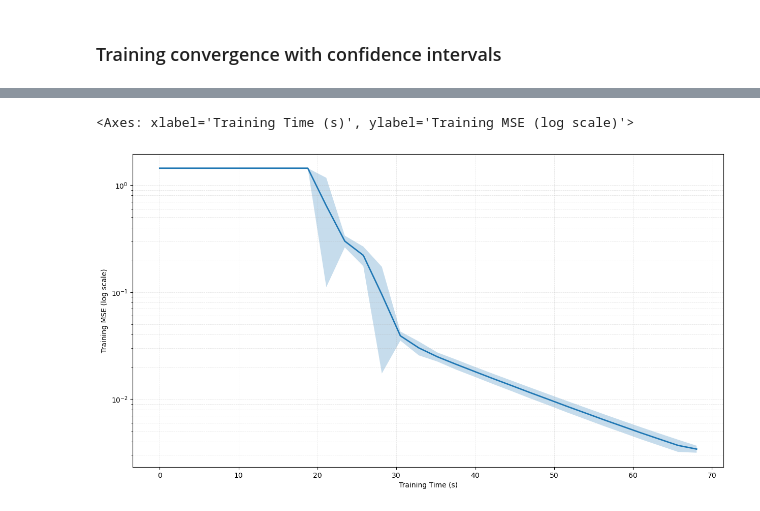
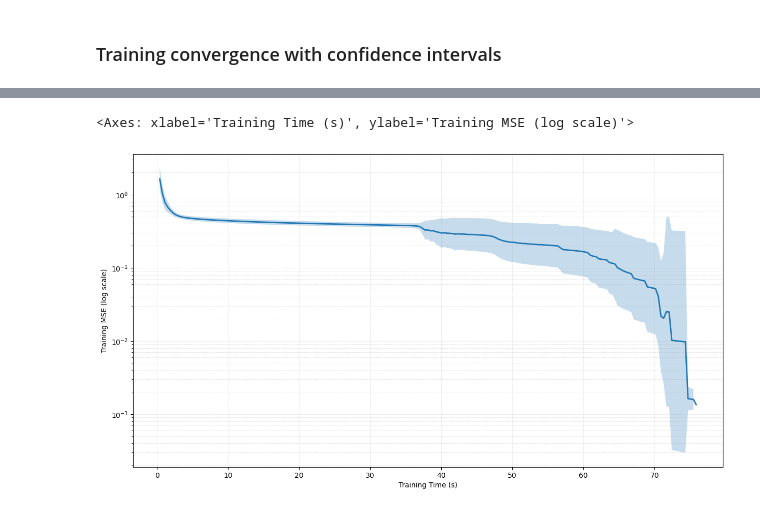
Before and after one commit to mariashapo/NODE, a Jupyter notebook: src/analysis/synthetic/training_conv_ci.ipynb, the cells around one changed output, grey strips where cells are left out. Saved outputs shown, nothing was run; the diff lists cells and outputs as text; code cells hidden in the pictures.

```diff
--- a/src/analysis/synthetic/training_conv_ci.ipynb
+++ b/src/analysis/synthetic/training_conv_ci.ipynb
@@ -33,0 +52,8 @@ results_df
+# %%
+fp_p1 = "results/ho_comparison/pyomo_ho_2_64_2_10_part_1.pkl"
+results_li_64 = Results.load_results(fp_p1)
+results_df_64 = Results.flatten_convergence_data(results_li_64, key_list=["system", "pretrain", "max_t"], model_type="pyomo")
+# currently slicing on two metrics pretrain & system
+x_grid, mean, lo, hi, Y = ConvergenceCI.time_ci(results_df_64, grid_points=500, tmax_quantile=0.8)
+plt.figure(figsize=(15,8))
+plot_convergence_ci(x_grid, mean, lo, hi, label="Pytorch", logy = True)
@@ -93,5 +64,0 @@ results
-# %%
-fp = "results/pytorch/2025-10-26_17-40_ho_conv_time_3_seeds.pkl"
-results_li = Results.load_results(fp)
-results_df = Results.flatten_convergence_data(results_li, key_list=["system", "pretrain", "max_t"], model_type="pytorch")
-results_df
@@ -131,0 +65,8 @@ results_li
+# %%
+fp = "results/ho_comparison/pytoch_ho_200_pretrain_1000.pkl.pkl"
+results = Results.load_results(fp)
+results_df = Results.flatten_convergence_data(results, key_list=["system", "pretrain", "max_t"], model_type="pytorch")
+# currently slicing on two metrics pretrain & system
+x_grid, mean, lo, hi, Y = ConvergenceCI.time_ci(results_df, grid_points=200, tmax_quantile=0.95, logspace = True, extrapolate = True)
+plt.figure(figsize=(15,8))
+plot_convergence_ci(x_grid, mean, lo, hi, label="Pytorch")
@@ -131,0 +76,8 @@ results_li
+# %%
+fp = "results/ho_comparison/pytoch_ho_400_pretrain_1000.pkl.pkl"
+results = Results.load_results(fp)
+results_df = Results.flatten_convergence_data(results, key_list=["system", "pretrain", "max_t"], model_type="pytorch")
+# currently slicing on two metrics pretrain & system
+x_grid, mean, lo, hi, Y = ConvergenceCI.time_ci(results_df, grid_points=200, tmax_quantile=0.95,logspace = True, extrapolate = True)
+plt.figure(figsize=(15,8))
+plot_convergence_ci(x_grid, mean, lo, hi, label="Pytorch")
@@ -132,8 +103,11 @@ results_li
 # %%
+fp = "results/ho_comparison/pytoch_ho_no_pretrain_1000.pkl"
+results = Results.load_results(fp)
+results_df = Results.flatten_convergence_data(results, key_list=["system", "pretrain", "max_t"], model_type="pytorch")
 # currently slicing on two metrics pretrain & system
-x_grid, mean, lo, hi, Y = ConvergenceCI.time_ci(results_df, system = "ho", pretrain=True, ci = "t", grid_points=30, tmax_quantile=0.7)
+x_grid, mean, lo, hi, Y = ConvergenceCI.time_ci(results_df, grid_points=200, tmax_quantile=0.95, extrapolate = False)
 plt.figure(figsize=(15,8))
 plot_convergence_ci(x_grid, mean, lo, hi, label="Pytorch")
 # %% [output]
 <Axes: xlabel='Training Time (s)', ylabel='Training MSE (log scale)'>
-[figure, old version]
+[figure, new version]
```
Also changed, not shown: parts of 24 cells of this notebook, 14 other files.
